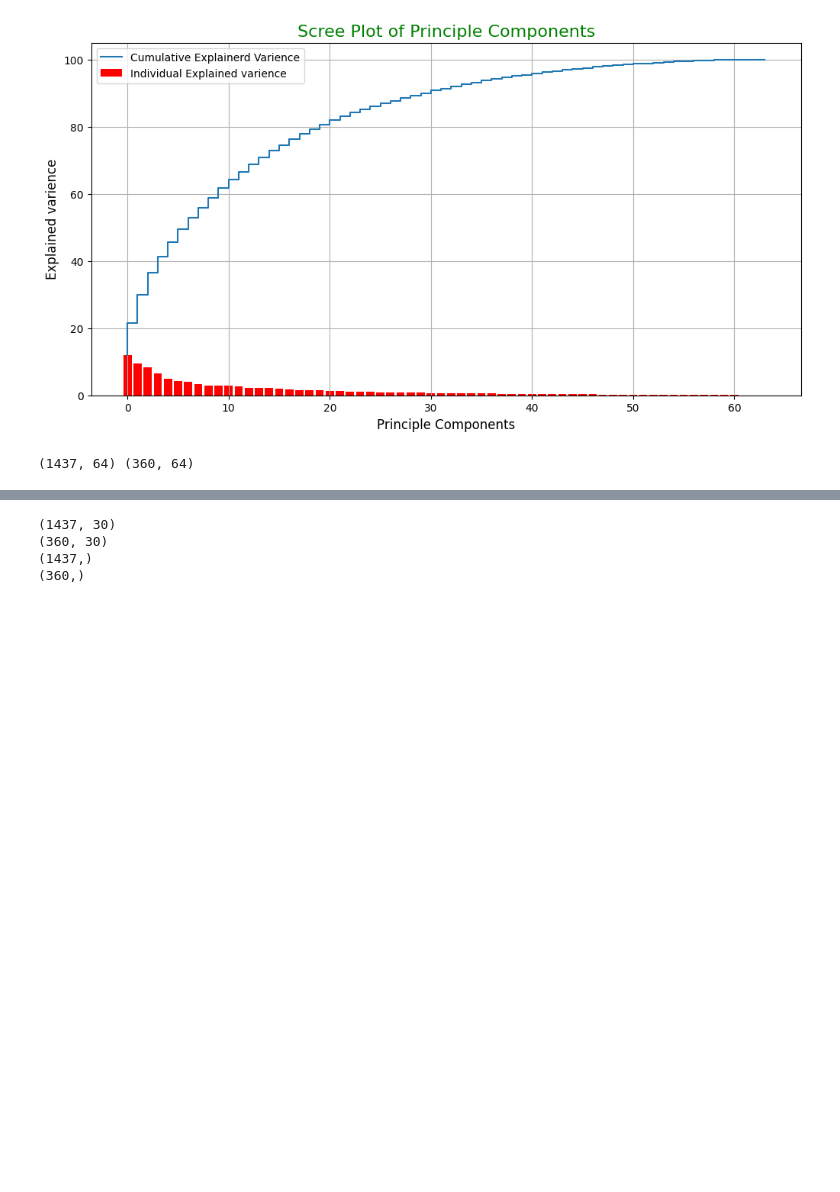
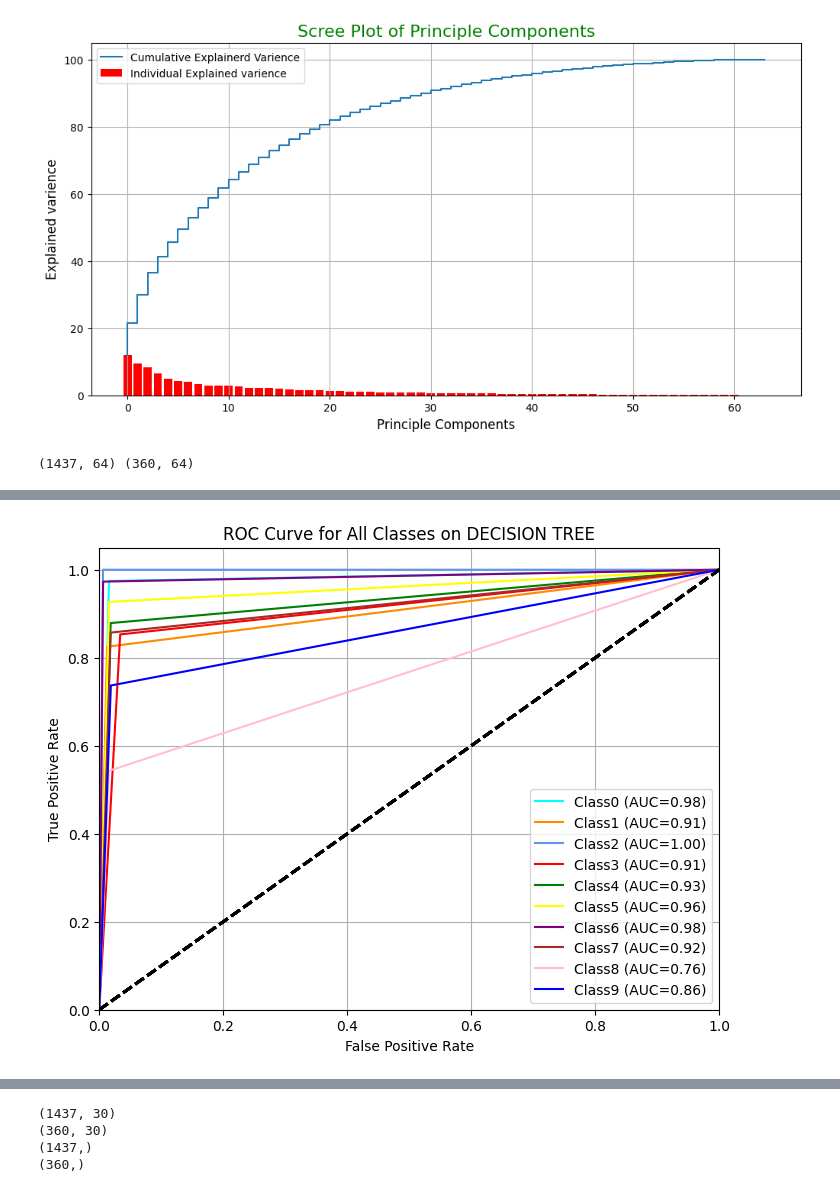
Before and after one commit to aarnab123/using-PCA-dimensionality-reduction, a Jupyter notebook: digits_detection_PCA_ANN_CNN.ipynb, the cells around one changed output, grey strips where cells are left out. Drawn from its saved outputs; the diff is of its cells as text; code cells hidden in the pictures; blank space fills up the shorter version.

```diff
--- a/digits_detection_PCA_ANN_CNN.ipynb
+++ b/digits_detection_PCA_ANN_CNN.ipynb
@@ -329,3 +329,26 @@ array([[27,  0,  1,  0,  0,  0,  0,  0,  0,  0],
+# %%
+from sklearn.preprocessing import label_binarize
+from itertools import cycle
+color= cycle(['aqua','darkorange','cornflowerblue','red','green','yellow','purple','brown','pink','blue'])
+ytest_binarize = label_binarize(ytest, classes=[0,1,2,3,4,5,6,7,8,9])
+n_classes = ytest_binarize.shape[1]
+
+plt.figure(figsize=(8,6))
+for i,color in zip(range(n_classes),color):
+    fpr,tpr,_ = roc_curve(ytest_binarize[:,i],DT.predict_proba(pca_xtest)[:,i])
+    roc_auc = auc(fpr,tpr)
+    plt.plot(fpr,tpr,color=color,label=f'Class{i} (AUC={roc_auc:.2f})')
+    plt.plot([0, 1],[0, 1],'k--',lw=2)
+plt.xlim([0.0, 1.0])
+plt.ylim([0.0, 1.05])
+plt.xlabel('False Positive Rate')
+plt.ylabel('True Positive Rate')
+plt.title('ROC Curve for All Classes on DECISION TREE')
+plt.grid(True)
+plt.legend(loc="best")
+plt.show()
+# %% [output]
+[figure, added]
 # %%
 from sklearn.ensemble import RandomForestClassifier
 RFC = RandomForestClassifier(n_estimators=200,
```
Also changed, not shown: parts of 26 cells of this notebook.
